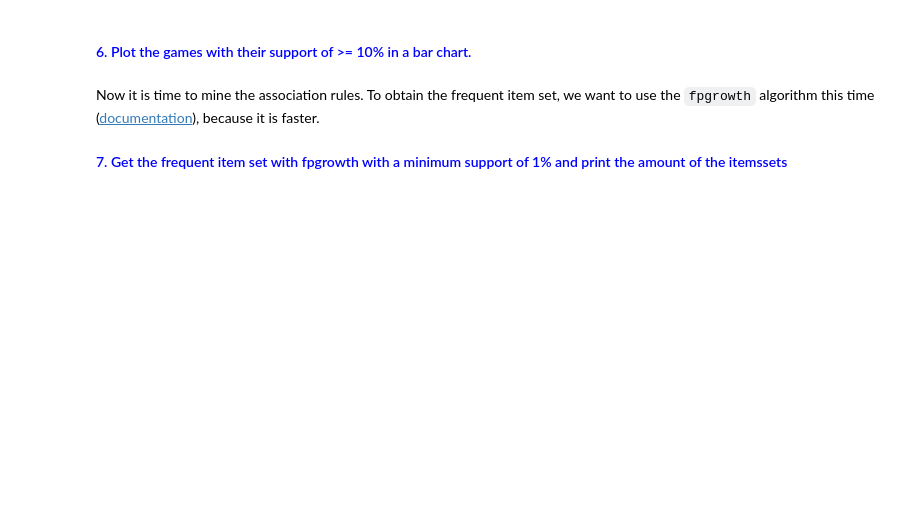
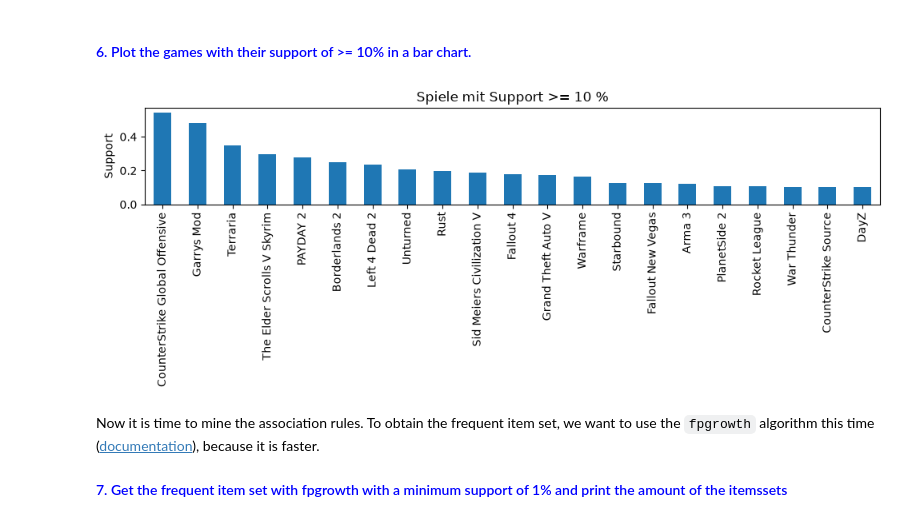
Before and after one commit to MrBierflasche/Studium, a Jupyter notebook: 3_Semester/MachineLearning/homework/04_Association_Rules/MLEA_04_EX_AssociationRules.ipynb, the cells around one changed output. Saved outputs shown, nothing was run; the diff lists cells and outputs as text; code cells hidden in the pictures; blank space fills up the shorter version.

```diff
--- a/3_Semester/MachineLearning/homework/04_Association_Rules/MLEA_04_EX_AssociationRules.ipynb
+++ b/3_Semester/MachineLearning/homework/04_Association_Rules/MLEA_04_EX_AssociationRules.ipynb
@@ -30,3 +30,14 @@ from mlxtend.frequent_patterns import association_rules
 <h4 style="color:blue">1. First, import the data and list games of first 3 users.</h4>
 
 The data is stored in a CSV file, each line contains the data for a single user. A line contains multiple game titels, the "transaction":
+# %%
+transactions = []
+
+with open('data/steam_users.csv', newline='', encoding='utf-8') as f:
+    reader = csv.reader(f)
+    for row in reader:
+        transactions.append(row)
+
+# list the games of the first 3 users
+for i, t in enumerate(transactions[:3]):
+    print(f"User {i}: {t}")
@@ -33,2 +48,9 @@ The data is stored in a CSV file, each line contains the data for a single user.
 # %% [markdown]
 <h4 style="color:blue">2. Apply the neccessary one-hot-encoding and list the amount of different games</h4>
+# %%
+te = TransactionEncoder()
+te_array = te.fit(transactions).transform(transactions)
+df_enc = pd.DataFrame(te_array, columns=te.columns_)
+
+df_enc.head(3)
+df_enc.sum().sort_values(ascending=False).head(10)   # die 10 häufigsten Spiele
@@ -37,2 +76,6 @@ The data is stored in a CSV file, each line contains the data for a single user.
 # %% [markdown]
 <h4 style="color:blue">4. Compute the relative frequencies (support) for all games and list the top-5:</h4>
+# %%
+support = df_enc.mean()                      # Serie: Support pro Spiel
+top5 = support.sort_values(ascending=False).head(5)
+print(top5)
@@ -41,5 +107,15 @@ The data is stored in a CSV file, each line contains the data for a single user.
 # %% [markdown]
 <h4 style="color:blue">6. Plot the games with their support of >= 10% in a bar chart.</h4>
+# %%
+top = support[support >= 0.10].sort_values(ascending=False)
+
+top.plot(kind='bar', figsize=(10, 4))
+plt.ylabel('Support')
+plt.title('Spiele mit Support >= 10 %')
+plt.tight_layout()
+plt.show()
+# %% [output]
+[figure, added]
 # %% [markdown]
 Now it is time to mine the association rules. To obtain the frequent item set, we want to use the `fpgrowth` algorithm this time ([documentation](http://rasbt.github.io/mlxtend/user_guide/frequent_patterns/fpgrowth/)), because it is faster.
 
```
Also changed, not shown: parts of 10 cells of this notebook, 5 other files.
